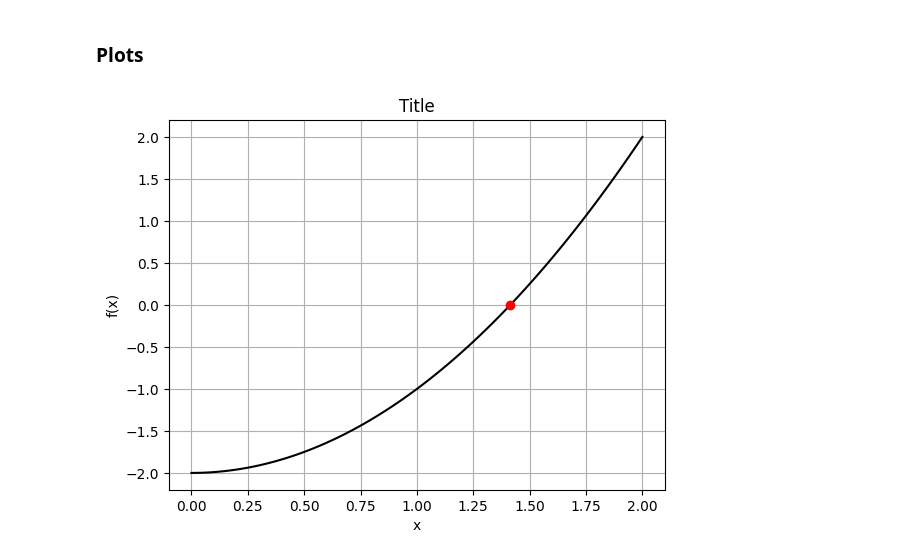
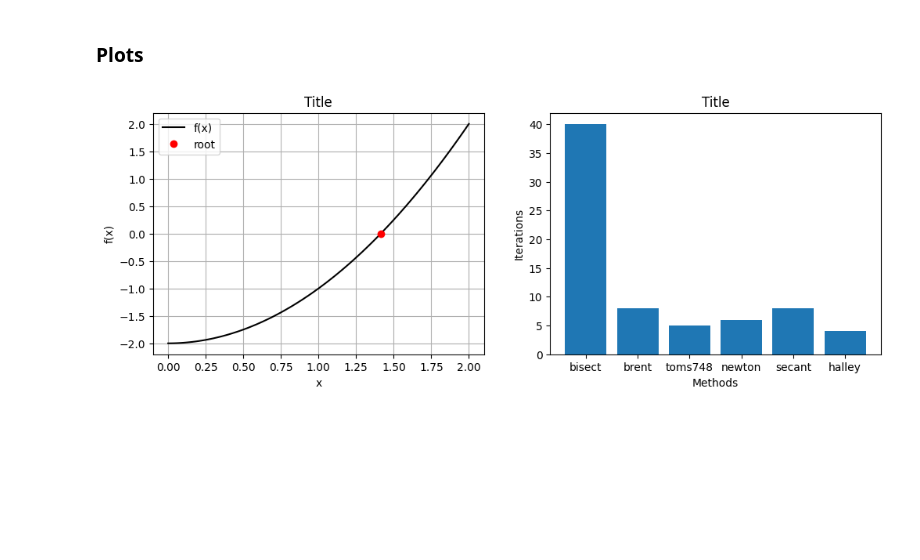
Before and after one commit to joel-s-penney/MATH-3030-Project-1, a Jupyter notebook: Comparing_Root_Finders.ipynb, the cells around one changed output. Saved outputs shown, nothing was run; the diff lists cells and outputs as text; code cells hidden in the pictures; blank space fills up the shorter version.

Commit message:
Add plots together and limited max iterations

```diff
--- a/Comparing_Root_Finders.ipynb
+++ b/Comparing_Root_Finders.ipynb
@@ -92,17 +44,33 @@ print(halleyinfo)
 # %% [markdown]
 ### Plots
 # %%
+plt.figure(figsize=(12, 4))
+
+# First plot: the function itself
 x = np.linspace(a, b, 100)
 
+plt.subplot(1, 2, 1)
 plt.plot(x, f(x), color='k')
-
 plt.title('Title')
 plt.xlabel('x')
 plt.ylabel('f(x)')
 plt.grid(True)
 
 plt.plot(root, f(root), 'ro')
+plt.legend(['f(x)', 'root'])
+
+# Second plot: the number of iterations
+methods = ['bisect', 'brent', 'toms748', 'newton', 'secant', 'halley']
+results = [bisectinfo.iterations, brentqinfo.iterations,
+           toms748info.iterations, newtoninfo.iterations,
+           secantinfo.iterations, halleyinfo.iterations]
+plt.subplot(1, 2, 2)
+plt.bar(methods, results)
+plt.title('Title')
+plt.xlabel('Methods')
+plt.ylabel('Iterations')
+
 
 plt.show()
 # %% [output]
-[figure, old version]
+[figure, new version]
```
Also changed, not shown: parts of 9 cells of this notebook.
